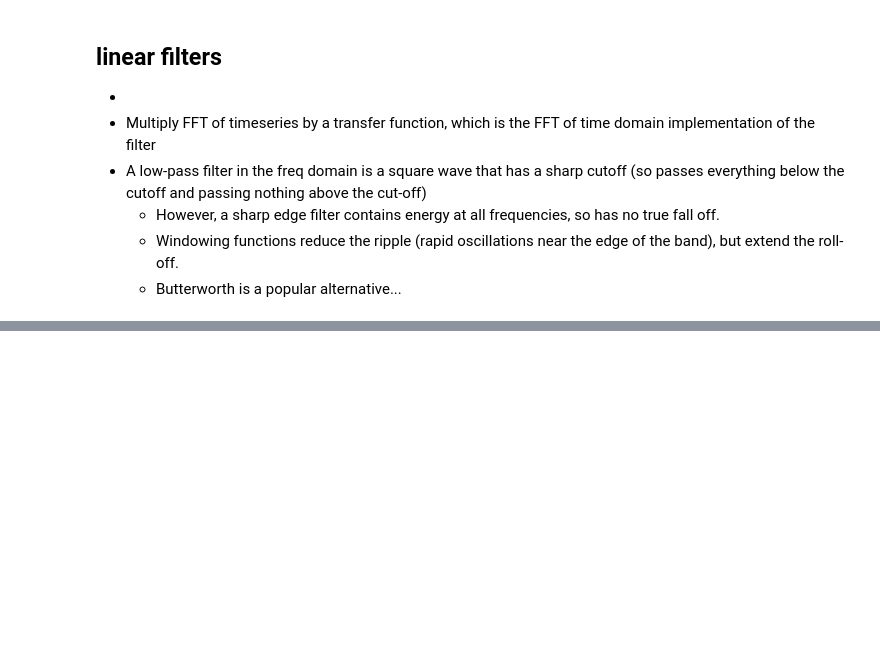
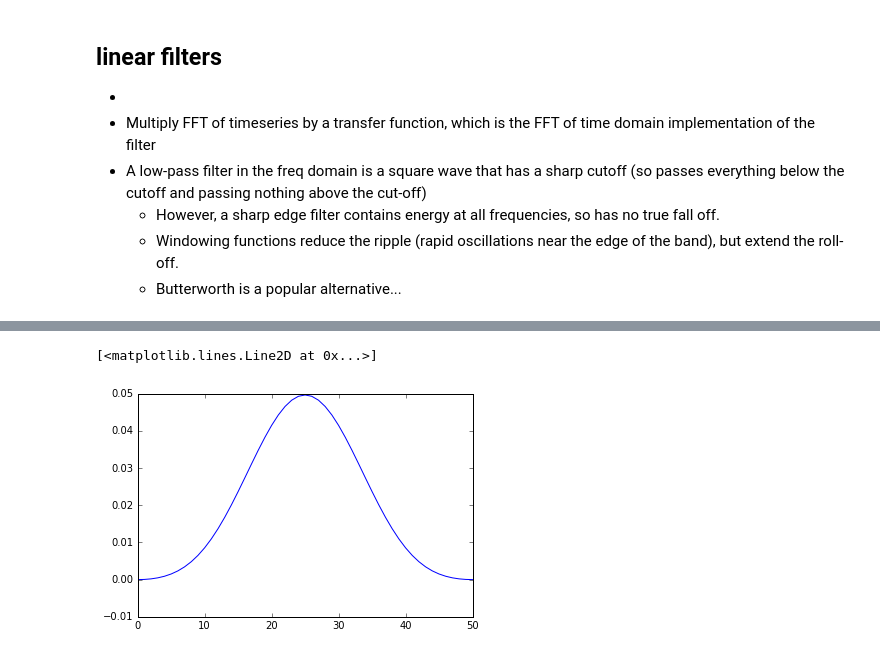
Before and after one commit to TimCSheehan/dev, a Jupyter notebook: Tutorial_060_Filtering_TimeSeries.ipynb, the cells around one changed output, grey strips where cells are left out. Cells and saved outputs as stored; diff of their text form; code cells hidden in the pictures; blank space fills up the shorter version.

```diff
--- a/Tutorial_060_Filtering_TimeSeries.ipynb
+++ b/Tutorial_060_Filtering_TimeSeries.ipynb
@@ -24,0 +139,19 @@
+# %%
+fc = 0.01
+b = 0.08
+N = int(np.ceil((4 / b)))
+if not N % 2: N += 1
+n = np.arange(N)
+
+sinc_func = np.sinc(2 * fc * (n - (N - 1) / 2.))
+window = 0.42 - 0.5 * np.cos(2 * np.pi * n / (N - 1)) + 0.08 * np.cos(4 * np.pi * n / (N - 1))
+sinc_func = sinc_func * window
+sinc_func = sinc_func / np.sum(sinc_func)
+
+# s = list(data['10 Min Std Dev'])
+# new_signal = np.convolve(s, sinc_func)
+# %%
+plt.plot(sinc_func)
+# %% [output]
+[<matplotlib.lines.Line2D at 0x...>]
+[figure, added]
```
Also changed, not shown: parts of 12 cells of this notebook.
